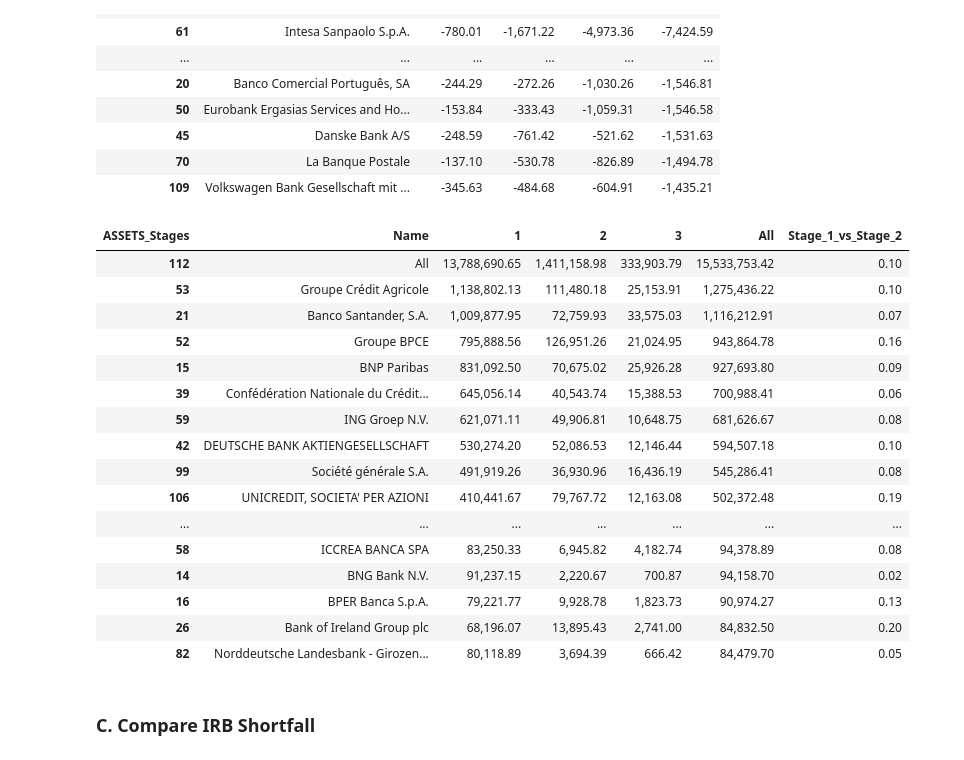
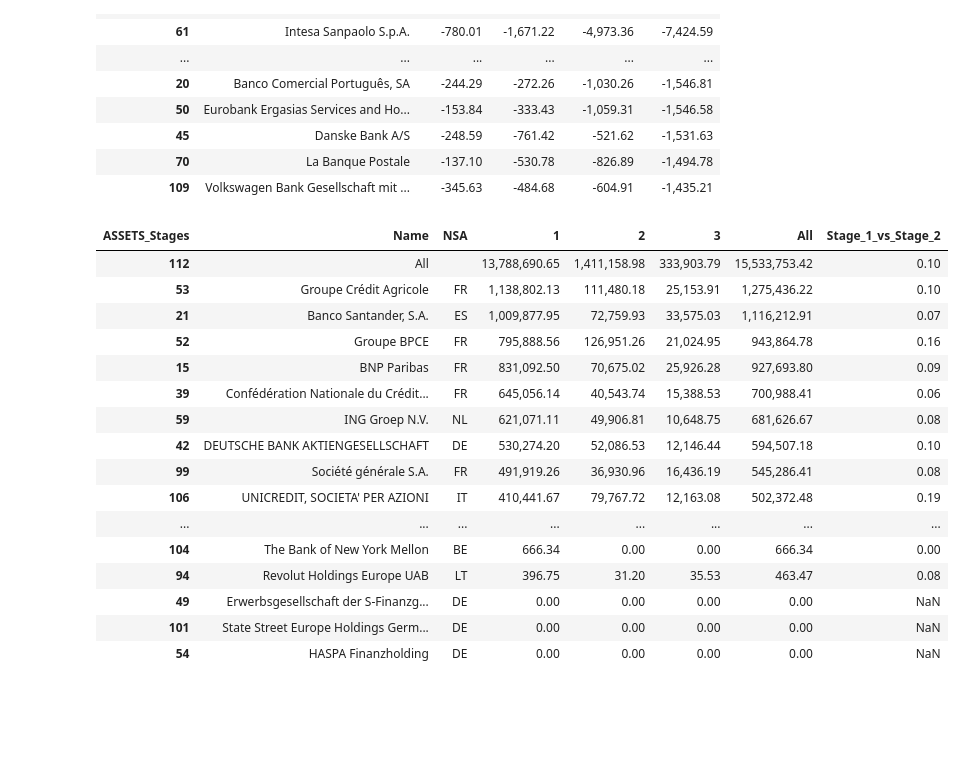
Before and after one commit to at621/eba_transparency, a Jupyter notebook: transparency_eba_provisions.ipynb, the cells around one changed output. Saved outputs shown, nothing was run; the diff lists cells and outputs as text; code cells hidden in the pictures; blank space fills up the shorter version.

```diff
--- a/transparency_eba_provisions.ipynb
+++ b/transparency_eba_provisions.ipynb
@@ -105,39 +105,42 @@ pivot_df.sort_values(by=pivot_df.columns[-1], ascending=True).head(40)
 | 70 | La Banque Postale | -137.10 | -530.78 | -826.89 | -1,494.78 |
 | 109 | Volkswagen Bank Gesellschaft mit ... | -345.63 | -484.68 | -604.91 | -1,435.21 |
 # %%
+
+pd.set_option('display.max_rows', None)
+
 # Create base table
 idx_1 = result['Label'].isin(['Gross carrying amount: Financial assets at amortised cost, Loans and advances'])
 idx_2 = result['Period'] == 202306
 
 pivot_df = pd.pivot_table(result[idx_1 & idx_2],
                           values='Amount',
-                          index=['Name'],
+                          index=['Name', 'NSA'],
                           columns=['ASSETS_Stages'],
                           aggfunc="sum",
                           margins=True,
                           fill_value=0).reset_index()
 
 pivot_df.columns = pivot_df.columns.astype(str)
 pivot_df['Stage_1_vs_Stage_2'] = pivot_df['2'] / pivot_df['1']
 
-pivot_df.sort_values(by='All', ascending=False).head(40)
+pivot_df = pivot_df.sort_values(by='All', ascending=False)
+
+pivot_df
 # %% [output]
-| ASSETS_Stages | Name | 1 | 2 | 3 | All | Stage_1_vs_Stage_2 |
-| 112 | All | 13,788,690.65 | 1,411,158.98 | 333,903.79 | 15,533,753.42 | 0.10 |
-| 53 | Groupe Crédit Agricole | 1,138,802.13 | 111,480.18 | 25,153.91 | 1,275,436.22 | 0.10 |
-| 21 | Banco Santander, S.A. | 1,009,877.95 | 72,759.93 | 33,575.03 | 1,116,212.91 | 0.07 |
-| 52 | Groupe BPCE | 795,888.56 | 126,951.26 | 21,024.95 | 943,864.78 | 0.16 |
-| 15 | BNP Paribas | 831,092.50 | 70,675.02 | 25,926.28 | 927,693.80 | 0.09 |
-| 39 | Confédération Nationale du Crédit... | 645,056.14 | 40,543.74 | 15,388.53 | 700,988.41 | 0.06 |
-| 59 | ING Groep N.V. | 621,071.11 | 49,906.81 | 10,648.75 | 681,626.67 | 0.08 |
-| 42 | DEUTSCHE BANK AKTIENGESELLSCHAFT | 530,274.20 | 52,086.53 | 12,146.44 | 594,507.18 | 0.10 |
-| 99 | Société générale S.A. | 491,919.26 | 36,930.96 | 16,436.19 | 545,286.41 | 0.08 |
-| 106 | UNICREDIT, SOCIETA' PER AZIONI | 410,441.67 | 79,767.72 | 12,163.08 | 502,372.48 | 0.19 |
-| ... | ... | ... | ... | ... | ... | ... |
-| 58 | ICCREA BANCA SPA | 83,250.33 | 6,945.82 | 4,182.74 | 94,378.89 | 0.08 |
-| 14 | BNG Bank N.V. | 91,237.15 | 2,220.67 | 700.87 | 94,158.70 | 0.02 |
-| 16 | BPER Banca S.p.A. | 79,221.77 | 9,928.78 | 1,823.73 | 90,974.27 | 0.13 |
-| 26 | Bank of Ireland Group plc | 68,196.07 | 13,895.43 | 2,741.00 | 84,832.50 | 0.20 |
-| 82 | Norddeutsche Landesbank - Girozen... | 80,118.89 | 3,694.39 | 666.42 | 84,479.70 | 0.05 |
+| ASSETS_Stages | Name | NSA | 1 | 2 | 3 | All | Stage_1_vs_Stage_2 |
+| 112 | All |  | 13,788,690.65 | 1,411,158.98 | 333,903.79 | 15,533,753.42 | 0.10 |
+| 53 | Groupe Crédit Agricole | FR | 1,138,802.13 | 111,480.18 | 25,153.91 | 1,275,436.22 | 0.10 |
+| 21 | Banco Santander, S.A. | ES | 1,009,877.95 | 72,759.93 | 33,575.03 | 1,116,212.91 | 0.07 |
+| 52 | Groupe BPCE | FR | 795,888.56 | 126,951.26 | 21,024.95 | 943,864.78 | 0.16 |
+| 15 | BNP Paribas | FR | 831,092.50 | 70,675.02 | 25,926.28 | 927,693.80 | 0.09 |
+| 39 | Confédération Nationale du Crédit... | FR | 645,056.14 | 40,543.74 | 15,388.53 | 700,988.41 | 0.06 |
+| 59 | ING Groep N.V. | NL | 621,071.11 | 49,906.81 | 10,648.75 | 681,626.67 | 0.08 |
+| 42 | DEUTSCHE BANK AKTIENGESELLSCHAFT | DE | 530,274.20 | 52,086.53 | 12,146.44 | 594,507.18 | 0.10 |
+| 99 | Société générale S.A. | FR | 491,919.26 | 36,930.96 | 16,436.19 | 545,286.41 | 0.08 |
+| 106 | UNICREDIT, SOCIETA' PER AZIONI | IT | 410,441.67 | 79,767.72 | 12,163.08 | 502,372.48 | 0.19 |
+| ... | ... | ... | ... | ... | ... | ... | ... |
+| 104 | The Bank of New York Mellon | BE | 666.34 | 0.00 | 0.00 | 666.34 | 0.00 |
+| 94 | Revolut Holdings Europe UAB | LT | 396.75 | 31.20 | 35.53 | 463.47 | 0.08 |
+| 49 | Erwerbsgesellschaft der S-Finanzg... | DE | 0.00 | 0.00 | 0.00 | 0.00 | NaN |
+| 101 | State Street Europe Holdings Germ... | DE | 0.00 | 0.00 | 0.00 | 0.00 | NaN |
+| 54 | HASPA Finanzholding | DE | 0.00 | 0.00 | 0.00 | 0.00 | NaN |
-# %% [markdown]
-### C. Compare IRB Shortfall
```
Also changed, not shown: parts of 5 cells of this notebook.
